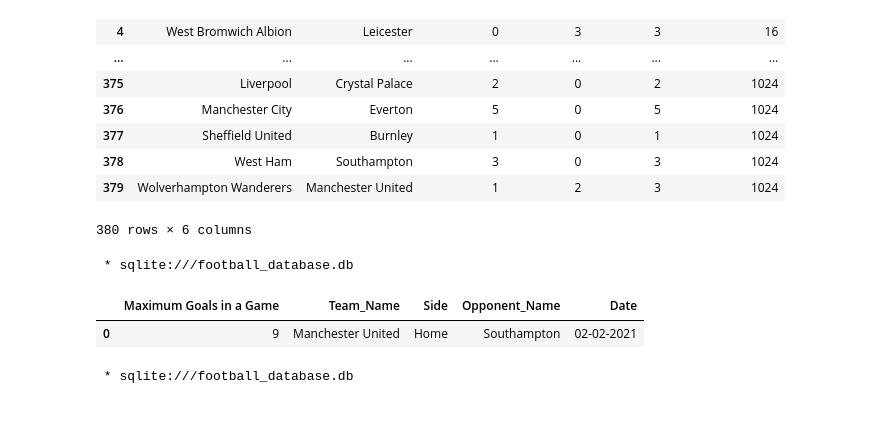
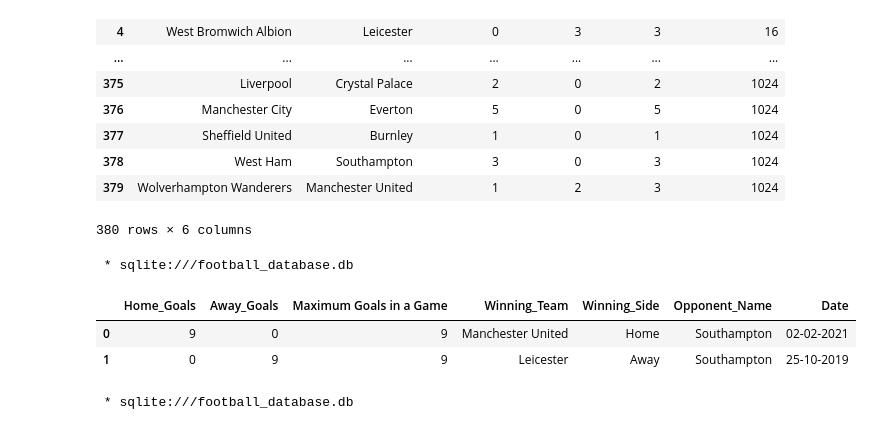
Before and after one commit to Zaki978/European-Soccer-SQL-Data-Project, a Jupyter notebook: EU Football SQL Project.ipynb, the cells around one changed output. Saved outputs shown, nothing was run; the diff lists cells and outputs as text; code cells hidden in the pictures.

```diff
--- a/EU Football SQL Project.ipynb
+++ b/EU Football SQL Project.ipynb
@@ -326,34 +326,40 @@ WHERE g.leagueID = 1 AND g.season = '2020'
 380 rows × 6 columns
 # %%
 %%sql
-/*Calculating the most goals scored by a team in the Premier league 2020 indicating the team name,
-the team's side, the opponent name, the date and the maximum goals*/
+/*Calculating the most goals scored a Premier league match indicating the winning team name,
+the winning team's side, the opponent name, the date and the maximum goals*/
 WITH Max_Goals_Table AS (
-    SELECT MAX(homeGoals) AS Max_Goals, homeTeamID AS Team_ID, 'Home' AS Side, date, awayTeamID AS Opponent_ID
+    SELECT homeGoals, awayGoals, homeGoals AS Max_Goals,
+           homeTeamID AS Team_ID, 'Home' AS Side, date, awayTeamID AS Opponent_ID
     FROM games g
-    WHERE g.leagueID =1 AND g.season = '2020'
+    WHERE g.leagueID = 1
 
    UNION ALL
 
-   SELECT MAX(awayGoals) AS Max_Goals, awayTeamID AS Team_ID, 'Away' AS Side, date, homeTeamID AS Opponent_ID
-   FROM games g
-   WHERE g.leagueID =1 AND g.season = '2020')
+   SELECT homeGoals, awayGoals, awayGoals AS Max_Goals,
+           awayTeamID AS Team_ID, 'Away' AS Side, date, homeTeamID AS Opponent_ID
+    FROM games g
+    WHERE g.leagueID = 1)
 
-SELECT mg.Max_Goals AS 'Maximum Goals in a Game',
+SELECT
+       mg.homeGoals AS Home_Goals,
+       mg.awayGoals AS Away_Goals,
+       mg.Max_Goals AS 'Maximum Goals in a Game',
        (CASE WHEN mg.Side = 'Home' THEN home.name
-       WHEN mg.Side = 'Away' THEN away.name END) AS Team_Name,
-       mg.Side,
+       WHEN mg.Side = 'Away' THEN away.name END) AS Winning_Team,
+       mg.Side AS Winning_Side,
        (CASE WHEN mg.Side = 'Home' THEN (SELECT away.name FROM teams away WHERE away.teamID = mg.Opponent_ID)
        WHEN mg.side = 'Away' THEN (SELECT home.name FROM teams home WHERE home.teamID = mg.Opponent_ID) END) AS Opponent_Name,
        strftime('%d-%m-%Y', mg.date) AS Date
 FROM Max_Goals_Table mg
 LEFT JOIN teams home ON home.teamID = mg.team_ID
 LEFT JOIN teams away ON away.teamID = mg.team_ID
 WHERE mg.Max_Goals = (SELECT MAX(Max_Goals) FROM Max_Goals_Table)
 # %% [output]
  * sqlite:///football_database.db
-|  | Maximum Goals in a Game | Team_Name | Side | Opponent_Name | Date |
-| 0 | 9 | Manchester United | Home | Southampton | 02-02-2021 |
+|  | Home_Goals | Away_Goals | Maximum Goals in a Game | Winning_Team | Winning_Side | Opponent_Name | Date |
+| 0 | 9 | 0 | 9 | Manchester United | Home | Southampton | 02-02-2021 |
+| 1 | 0 | 9 | 9 | Leicester | Away | Southampton | 25-10-2019 |
 # %%
 %%sql
 -- Calculate the moving average of goals scored per game for the past 5 games in the 2020 Premier League season
```
Also changed, not shown: parts of 2 cells of this notebook.
